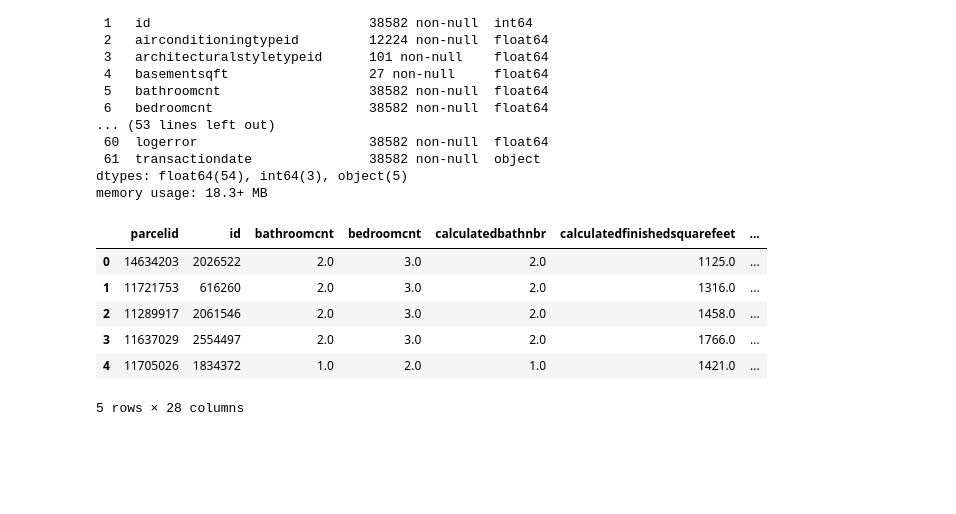
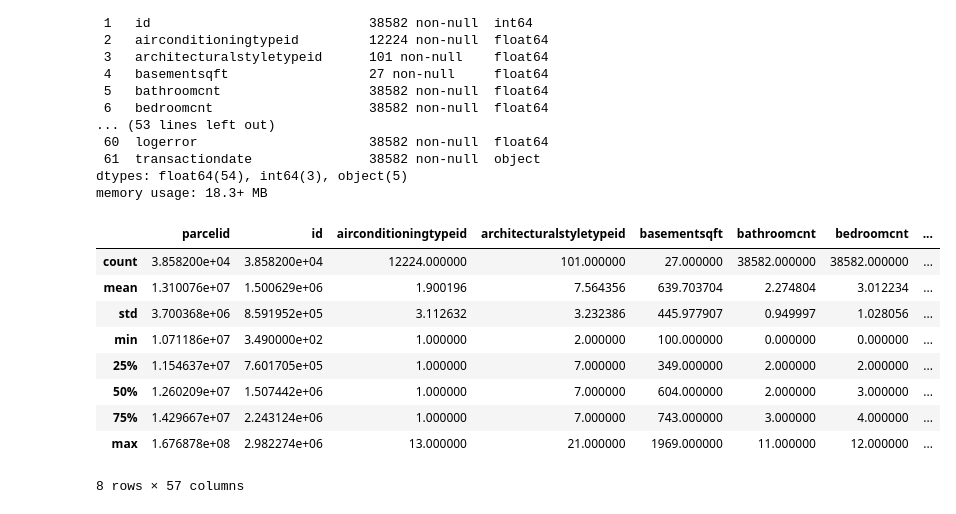
Before and after one commit to CaitlynCarney/prediting_home_values, a Jupyter notebook: scratch_work.ipynb, the cells around one changed output. Cells and saved outputs as stored; diff of their text form; code cells hidden in the pictures; blank space fills up the shorter version.

```diff
--- a/scratch_work.ipynb
+++ b/scratch_work.ipynb
@@ -31,4 +103,5 @@ df = pd.read_sql(sql_query, connection)
 # %%
+df = acquire.acquire_zillow()
 df.head()
 # %% [output]
 |  | parcelid | id | airconditioningtypeid | architecturalstyletypeid | basementsqft | bathroomcnt | bedroomcnt | ... |
@@ -58,15 +131,16 @@ Data columns (total 62 columns):
  61  transactiondate               38582 non-null  object
 dtypes: float64(54), int64(3), object(5)
 memory usage: 18.3+ MB
-# %%
-df = df.dropna(axis=1,thresh=35000)
 # %%
-df.head()
+df.describe()
 # %% [output]
-|  | parcelid | id | bathroomcnt | bedroomcnt | calculatedbathnbr | calculatedfinishedsquarefeet | ... |
-| 0 | 14634203 | 2026522 | 2.0 | 3.0 | 2.0 | 1125.0 | ... |
-| 1 | 11721753 | 616260 | 2.0 | 3.0 | 2.0 | 1316.0 | ... |
-| 2 | 11289917 | 2061546 | 2.0 | 3.0 | 2.0 | 1458.0 | ... |
-| 3 | 11637029 | 2554497 | 2.0 | 3.0 | 2.0 | 1766.0 | ... |
-| 4 | 11705026 | 1834372 | 1.0 | 2.0 | 1.0 | 1421.0 | ... |
+|  | parcelid | id | airconditioningtypeid | architecturalstyletypeid | basementsqft | bathroomcnt | bedroomcnt | ... |
+| count | 3.858200e+04 | 3.858200e+04 | 12224.000000 | 101.000000 | 27.000000 | 38582.000000 | 38582.000000 | ... |
+| mean | 1.310076e+07 | 1.500629e+06 | 1.900196 | 7.564356 | 639.703704 | 2.274804 | 3.012234 | ... |
+| std | 3.700368e+06 | 8.591952e+05 | 3.112632 | 3.232386 | 445.977907 | 0.949997 | 1.028056 | ... |
+| min | 1.071186e+07 | 3.490000e+02 | 1.000000 | 2.000000 | 100.000000 | 0.000000 | 0.000000 | ... |
+| 25% | 1.154637e+07 | 7.601705e+05 | 1.000000 | 7.000000 | 349.000000 | 2.000000 | 2.000000 | ... |
+| 50% | 1.260209e+07 | 1.507442e+06 | 1.000000 | 7.000000 | 604.000000 | 2.000000 | 3.000000 | ... |
+| 75% | 1.429667e+07 | 2.243124e+06 | 1.000000 | 7.000000 | 743.000000 | 3.000000 | 4.000000 | ... |
+| max | 1.676878e+08 | 2.982274e+06 | 13.000000 | 21.000000 | 1969.000000 | 11.000000 | 12.000000 | ... |
-5 rows × 28 columns
+8 rows × 57 columns
```
Also changed, not shown: parts of 34 cells of this notebook.
